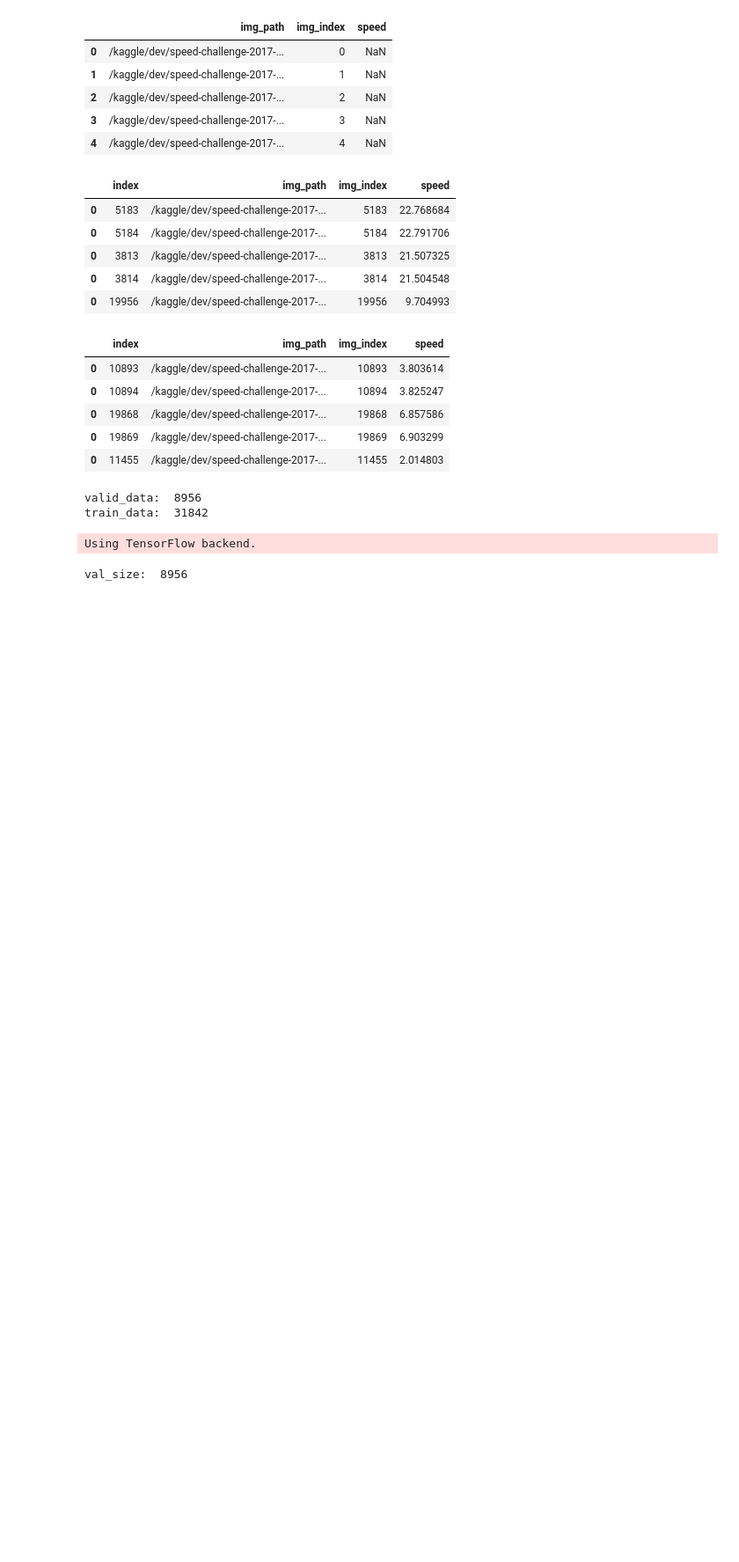
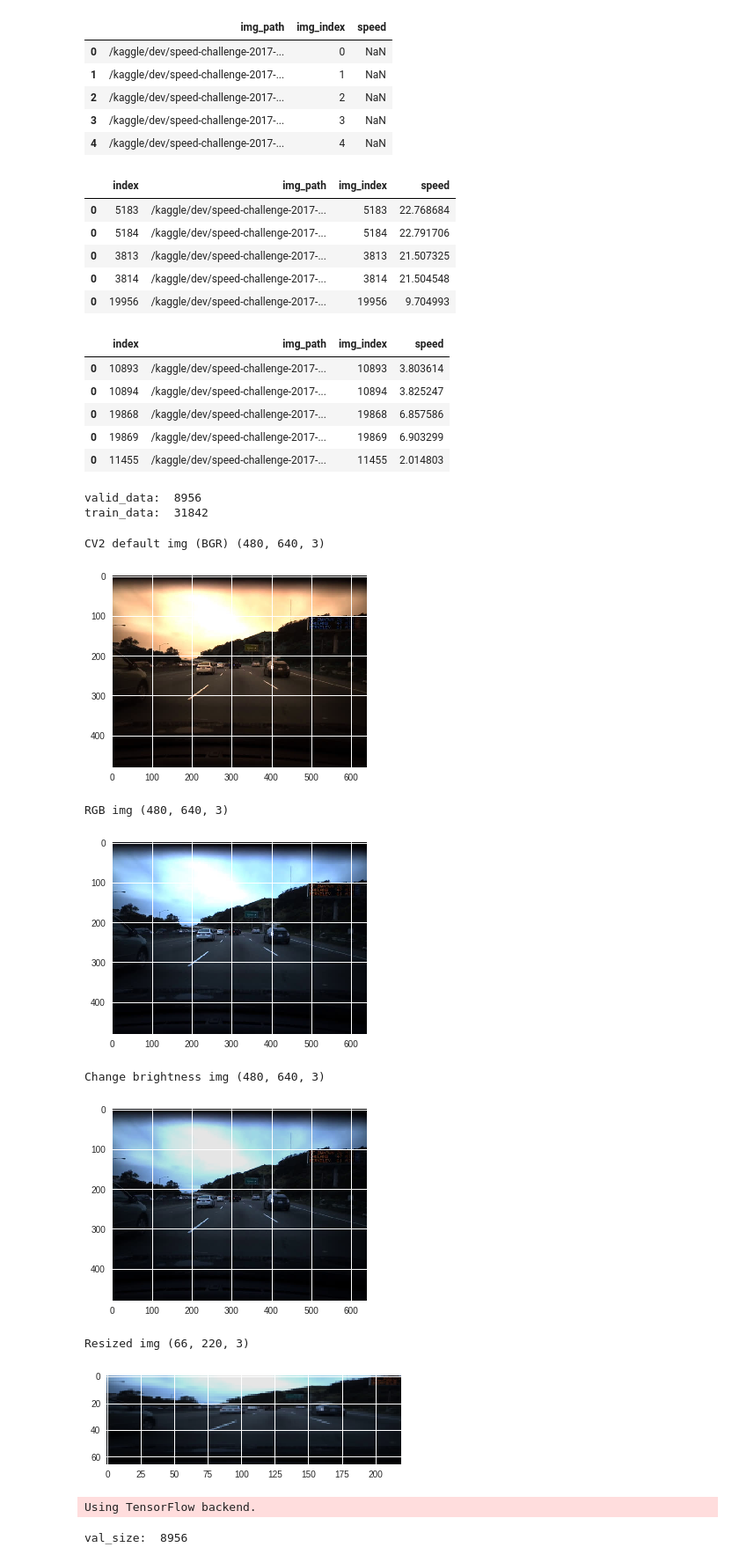
Before and after one commit to kgajwan1/car-speed-challenge-2017, a Jupyter notebook: notebooks/model.ipynb, the cells around one changed output. Shown: that part at 88% size. Cells and saved outputs as stored; diff of their text form; code cells hidden in the pictures; blank space fills up the shorter version.

```diff
--- a/notebooks/model.ipynb
+++ b/notebooks/model.ipynb
@@ -215,6 +214,34 @@ def preprocess_image_from_path(image_path, speed, bright_factor):
     img = change_brightness(img, bright_factor)
     img = preprocess_image(img)
     return img, speed
+# %%
+# Example image preprocessing
+temp_bright_factor = 0.2 + np.random.uniform()
+temp_img = cv2.imread('/kaggle/dev/speed-challenge-2017-data/pre_processed_data/train_imgs/5183.jpg')
+print('CV2 default img (BGR)', temp_img.shape)
+plt.imshow(temp_img)
+plt.show()
+temp_img = cv2.cvtColor(temp_img, cv2.COLOR_BGR2RGB)
+print('RGB img', temp_img.shape)
+plt.imshow(temp_img)
+plt.show()
+temp_img = change_brightness(temp_img, temp_bright_factor)
+print('Change brightness img', temp_img.shape)
+plt.imshow(temp_img)
+plt.show()
+temp_img = preprocess_image(temp_img)
+print('Resized img', temp_img.shape)
+plt.imshow(temp_img)
+plt.show()
+# %% [output]
+CV2 default img (BGR) (480, 640, 3)
+[figure, added]
+RGB img (480, 640, 3)
+[figure, added]
+Change brightness img (480, 640, 3)
+[figure, added]
+Resized img (66, 220, 3)
+[figure, added]
 # %%
 def generate_training_data(data, batch_size = 32):
     image_batch = np.zeros((batch_size, 66, 220, 3)) # nvidia input params
```
Also changed, not shown: parts of 5 cells of this notebook.
